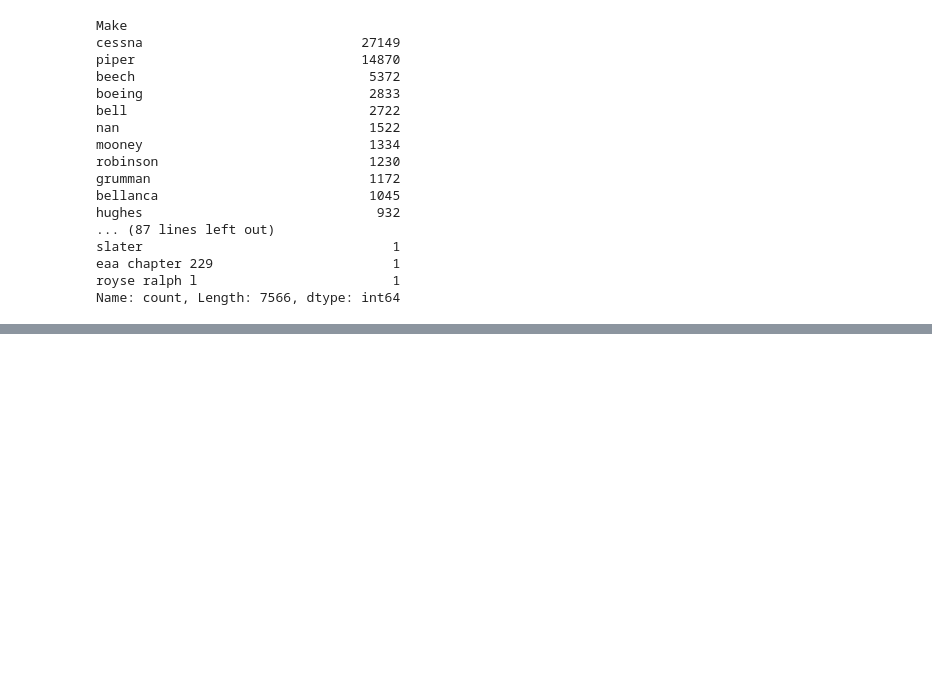
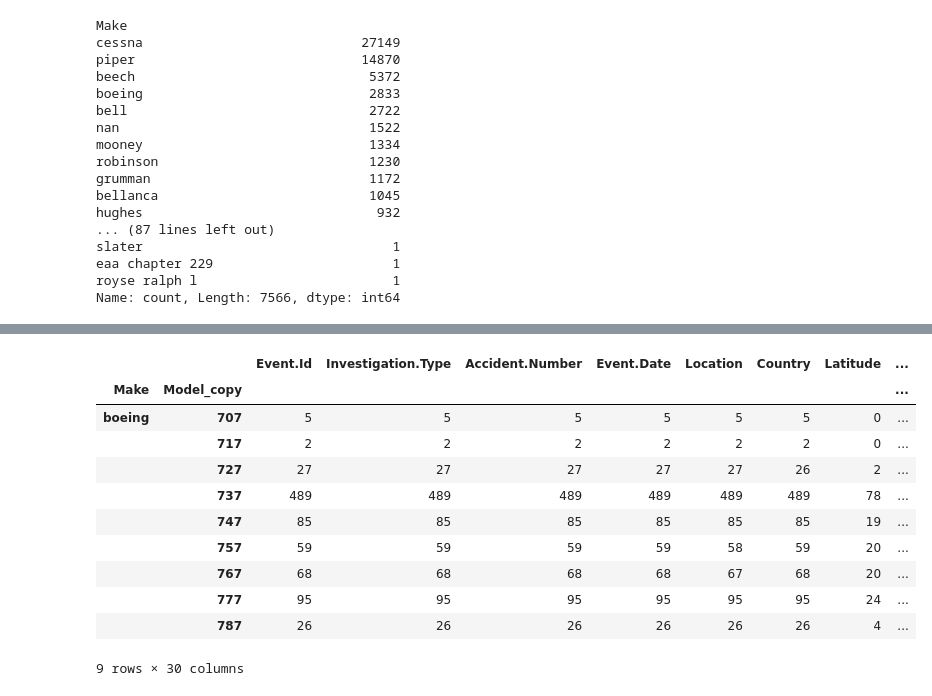
Before and after one commit to jgoett2/AirplaneRecommendations, a Jupyter notebook: AirplaneAnalysis.ipynb, the cells around one changed output, grey strips where cells are left out. Drawn from its saved outputs; the diff is of its cells as text; code cells hidden in the pictures; blank space fills up the shorter version.

```diff
--- a/AirplaneAnalysis.ipynb
+++ b/AirplaneAnalysis.ipynb
@@ -92 +90,5 @@ dornier gmbh          2
 Name: count, dtype: int64
+# %%
+manufacturers = ["boeing","airbus","comac", "embraer", "de havilland", "britten-norman", "evektor", "cessna", "texas aircraft", "piper","cubcrafters","beechcraft","diamond","cirrus"]
+filter = df["Make"].map(lambda x: x in manufacturers)
+filtered_airplanes = df[filter]
@@ -93,2 +117,4 @@ Name: count, dtype: int64
 # %%
 pd.set_option("display.min_rows", 1000)
+# %%
+filtered_airplanes["Model_copy"] = filtered_airplanes["Model"].map(lambda x:str(x))
@@ -94,0 +147,7 @@ pd.set_option("display.min_rows", 1000)
+# %%
+airplane_family={"220":"a220","300":"a300","320":"a320","310":"a310","340":"a340",
+                "319":"a319","321":"a321","330":"a330","350":"a350","380":"a380",
+                "707":"707","717":"717","727":"727","737":"737","747":"747",
+                 "757":"757","767":"767","777":"777","787":"787"}
+for key in list(airplane_family.keys()):
+    filtered_airplanes["Model_copy"]=filtered_airplanes["Model_copy"].map(lambda x: airplane_family[key] if key in x else x)
@@ -95,2 +180,5 @@ pd.set_option("display.min_rows", 1000)
 # %%
 df["Make"].value_counts().to_csv("test.csv")
+# %%
+filtered_airplanes=filtered_airplanes[filtered_airplanes["Model"].map(lambda x: True if x in airplane_family.values() else False)]
+filtered_airplanes.groupby("Make").count()
@@ -96,0 +190,16 @@ df["Make"].value_counts().to_csv("test.csv")
+# %%
+temp=filtered_airplanes.groupby(["Make","Model_copy"]).count()
+temp
+# %% [output]
+|  |  | Event.Id | Investigation.Type | Accident.Number | Event.Date | Location | Country | Latitude | ... |
+| Make | Model_copy |  |  |  |  |  |  |  | ... |
+| boeing | 707 | 5 | 5 | 5 | 5 | 5 | 5 | 0 | ... |
+|  | 717 | 2 | 2 | 2 | 2 | 2 | 2 | 0 | ... |
+|  | 727 | 27 | 27 | 27 | 27 | 27 | 26 | 2 | ... |
+|  | 737 | 489 | 489 | 489 | 489 | 489 | 489 | 78 | ... |
+|  | 747 | 85 | 85 | 85 | 85 | 85 | 85 | 19 | ... |
+|  | 757 | 59 | 59 | 59 | 59 | 58 | 59 | 20 | ... |
+|  | 767 | 68 | 68 | 68 | 68 | 67 | 68 | 20 | ... |
+|  | 777 | 95 | 95 | 95 | 95 | 95 | 95 | 24 | ... |
+|  | 787 | 26 | 26 | 26 | 26 | 26 | 26 | 4 | ... |
+9 rows × 30 columns
```
Also changed, not shown: parts of 15 cells of this notebook.
